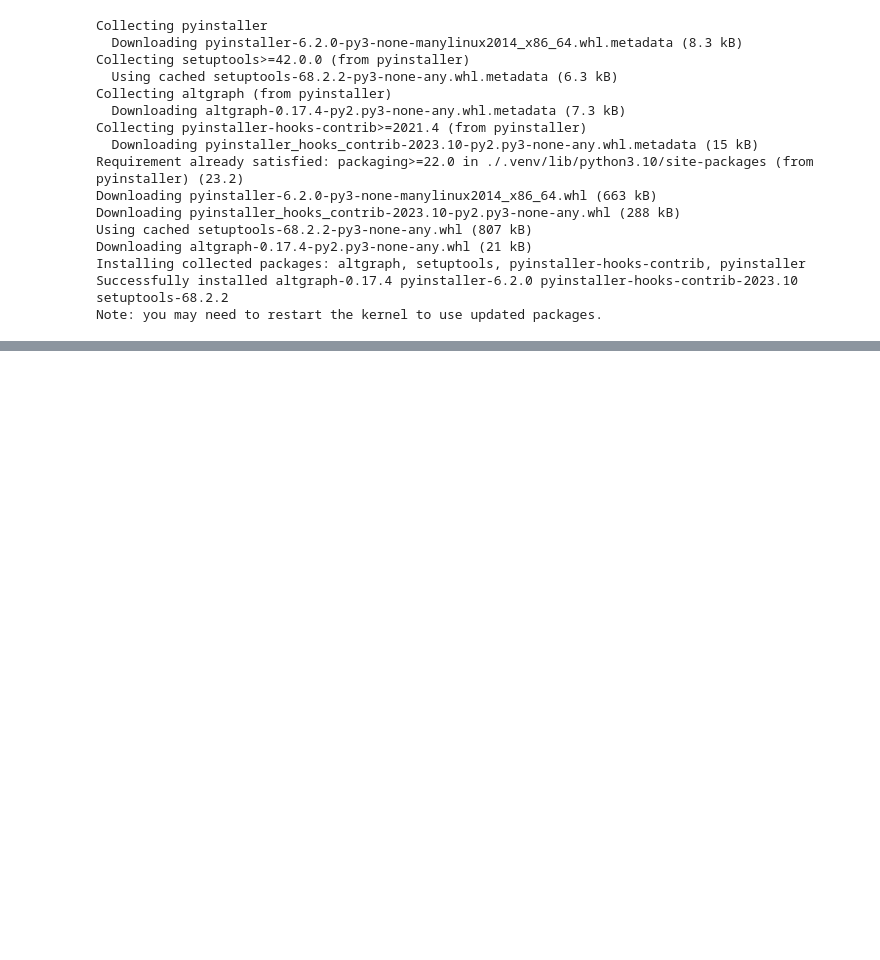
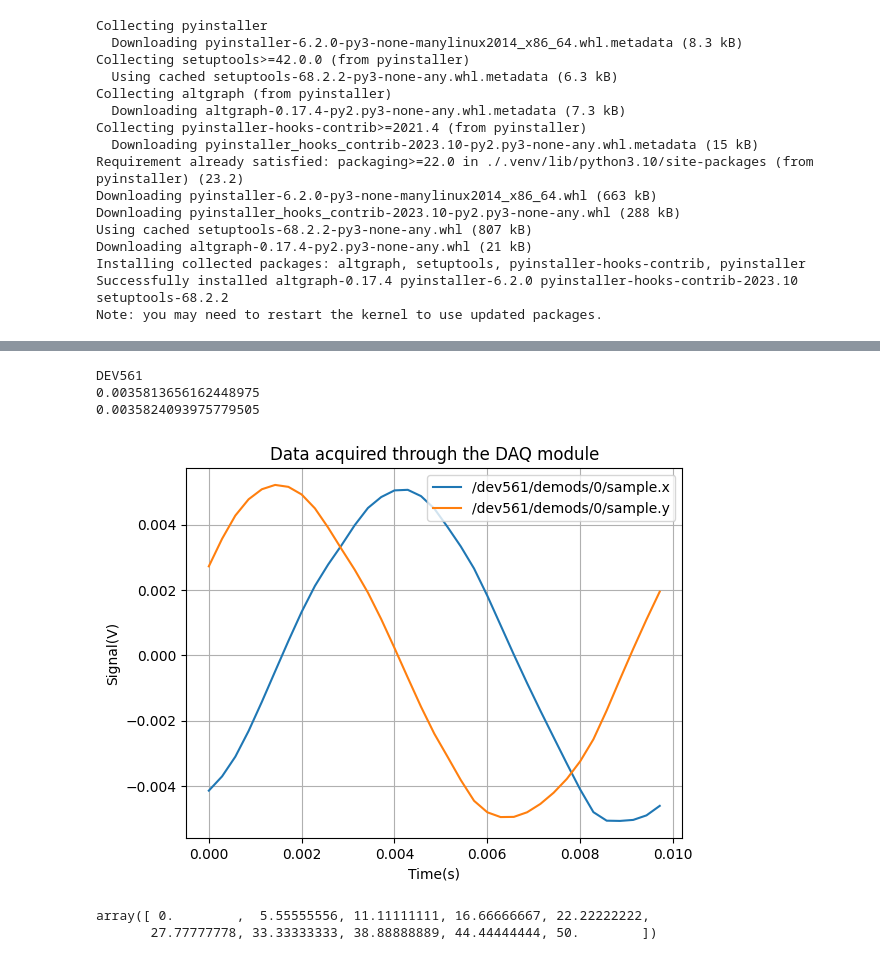
Before and after one commit to MTLphys/HFWM-Control, a Jupyter notebook: Initializeenvironment.ipynb, the cells around one changed output, grey strips where cells are left out. Saved outputs shown, nothing was run; the diff lists cells and outputs as text; code cells hidden in the pictures; blank space fills up the shorter version.

```diff
--- a/Initializeenvironment.ipynb
+++ b/Initializeenvironment.ipynb
@@ -294,0 +315,63 @@ Note: you may need to restart the kernel to use updated packages.
+# %%
+from zhinst.toolkit import Session
+import numpy as np
+
+session = Session("localhost",hf2=True)
+avbdev = session.devices.visible()
+print(avbdev[0])
+device = session.connect_device(avbdev[0])
+device.demods[0].enable(True)
+
+sample_nodes = [
+    device.demods[0].sample.x,
+    device.demods[0].sample.y
+]
+import matplotlib.pyplot as plt
+import time
+
+# Parameter
+TOTAL_DURATION = .010# [s]
+SAMPLING_RATE = 3598 # Number of points/second
+samples = SAMPLING_RATE*TOTAL_DURATION
+SAMPLE_NODES = [
+    device.demods[0].sample.x,
+    device.demods[0].sample.y,
+]
+
+# Configure the module
+daq_module = session.modules.daq
+daq_module.device(device)
+daq_module.type(0) # continuous acquisition
+daq_module.grid.mode(2)
+daq_module.count(1)
+daq_module.duration(TOTAL_DURATION)
+daq_module.grid.cols(samples)
+for node in SAMPLE_NODES:
+    daq_module.subscribe(node)
+
+# start and wait for the module to finish
+daq_module.execute()
+while not daq_module.raw_module.finished():
+    time.sleep(TOTAL_DURATION)
+
+# Read results and plot them
+result = daq_module.read(raw=False, clk_rate=device.clockbase())
+_, axis = plt.subplots(1, 1)
+for sample_node in SAMPLE_NODES:
+    axis.plot(
+        result[sample_node][0].time,
+        result[sample_node][0].value[0],
+        label=sample_node
+    )
+    print(np.sqrt(np.mean((result[sample_node][0].value[0])**2)))
+axis.grid(True)
+axis.legend()
+axis.set_title("Data acquired through the DAQ module")
+axis.set_xlabel("Time(s)")
+axis.set_ylabel("Signal(V)")
+plt.show()
+# %% [output]
+DEV561
+0.0035813656162448975
+0.0035824093975779505
+[figure, added]
@@ -294,0 +381,5 @@ Note: you may need to restart the kernel to use updated packages.
+# %%
+np.linspace(-0,50,10)
+# %% [output]
+array([ 0.        ,  5.55555556, 11.11111111, 16.66666667, 22.22222222,
+       27.77777778, 33.33333333, 38.88888889, 44.44444444, 50.        ])
```
Also changed, not shown: parts of 4 cells of this notebook, 4 other files.
